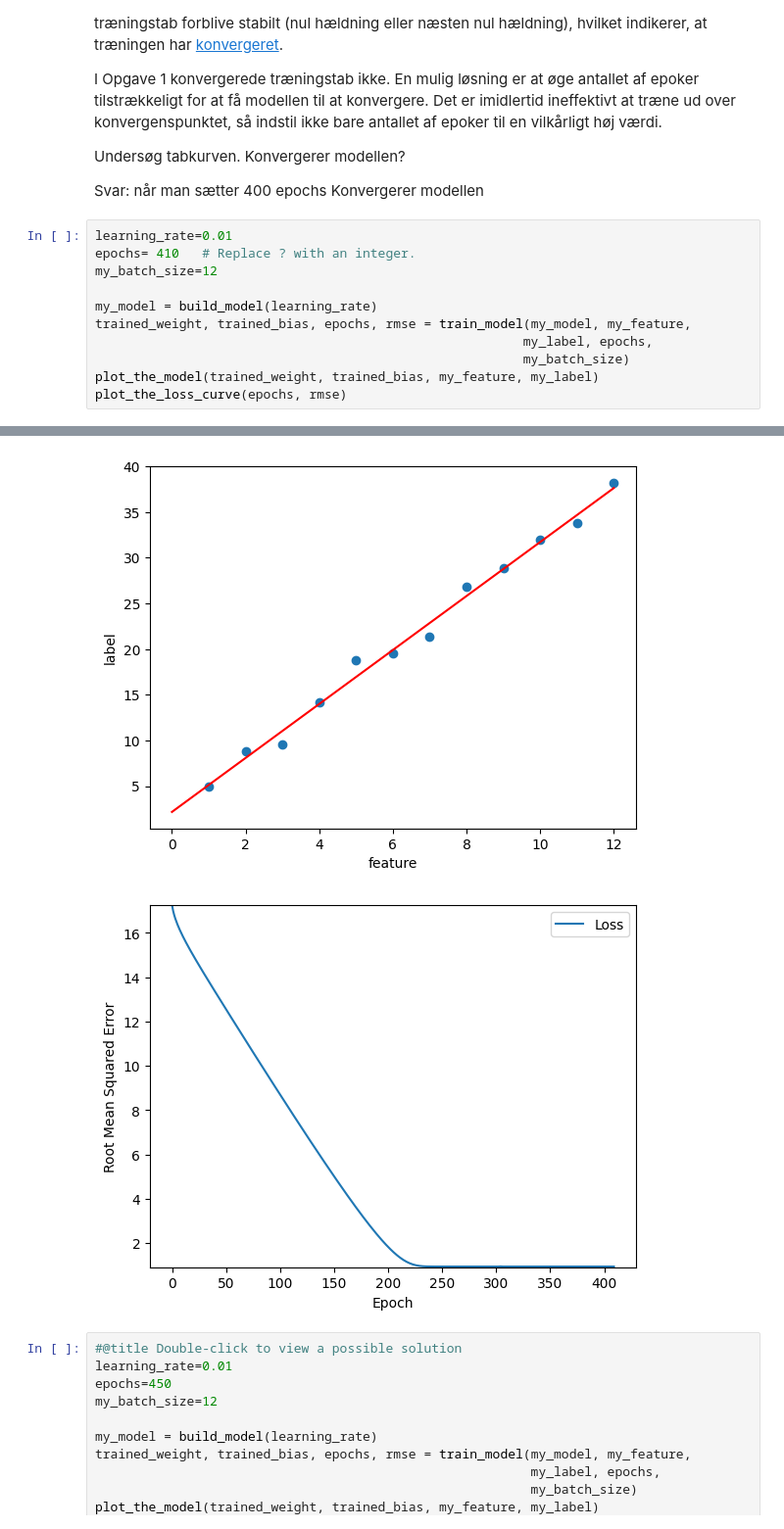
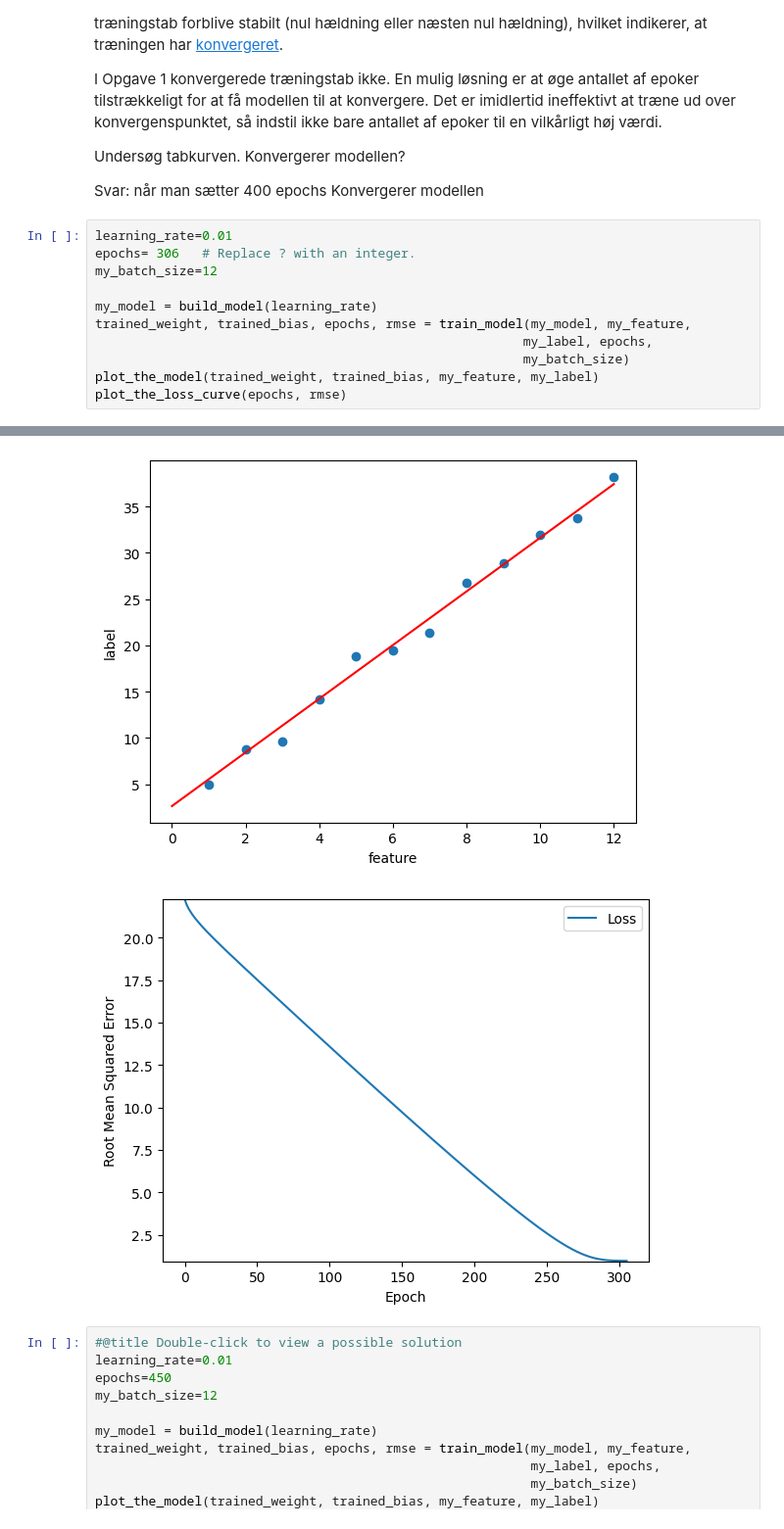
Before and after one commit to MAGS-GHC/ml-opgaver-DanDamgaard, a Jupyter notebook: 1. Regression/1. regression.ipynb, the cells around one changed output, grey strips where cells are left out. Shown at 98% size. Cells and saved outputs as stored; diff of their text form.

```diff
--- a/1. Regression/1. regression.ipynb
+++ b/1. Regression/1. regression.ipynb
@@ -208,7 +208,7 @@ Undersøg tabkurven. Konvergerer modellen?
 Svar: når man sætter 400 epochs Konvergerer modellen
 # %%
 learning_rate=0.01
-epochs= 410   # Replace ? with an integer.
+epochs= 306   # Replace ? with an integer.
 my_batch_size=12
 
 my_model = build_model(learning_rate)
@@ -238,5 +238,5 @@ Epoch 410/410
-[figure, old version]
+[figure, new version]
-[figure, old version]
+[figure, new version]
 # %%
 #@title Double-click to view a possible solution
 learning_rate=0.01
```
Also changed, not shown: parts of 5 cells of this notebook.
